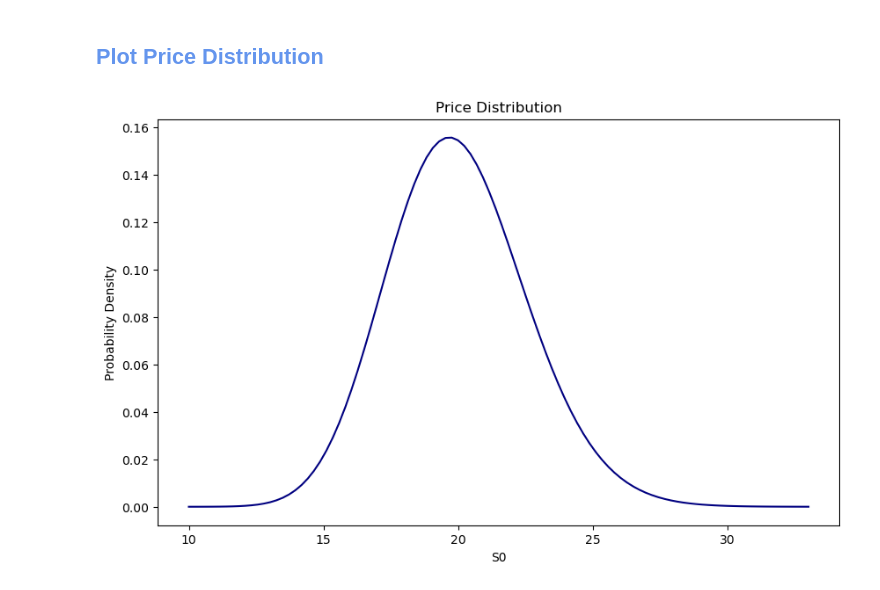
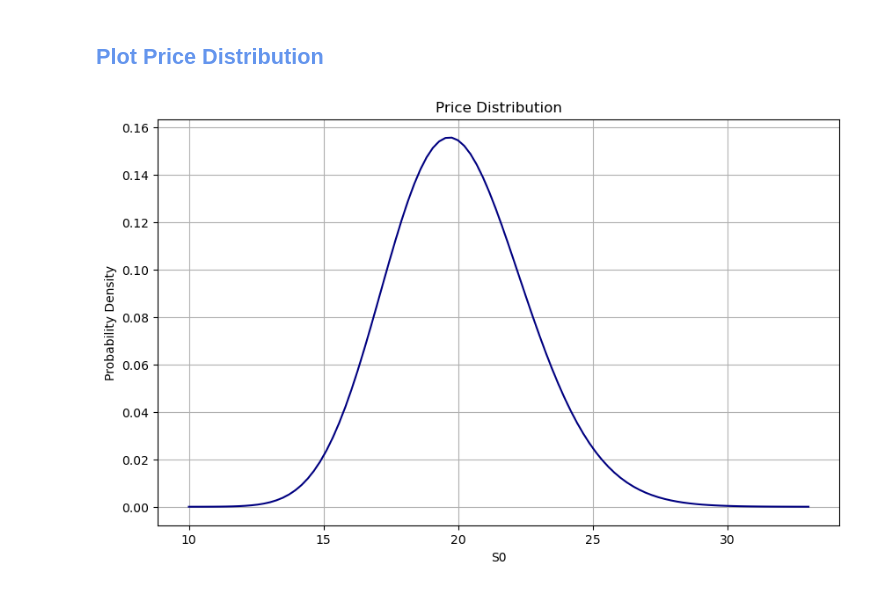
Before and after one commit to LuisMB09/Trading, a Jupyter notebook: Information_Based_Models.ipynb, the cells around one changed output. Cells and saved outputs as stored; diff of their text form; code cells hidden in the pictures.

```diff
--- a/Information_Based_Models.ipynb
+++ b/Information_Based_Models.ipynb
@@ -20,14 +24,15 @@ def erlang(lam: int, k: int, S0: np.ndarray) -> np.ndarray:
 # %%
 lam = 3
 k = 60
 S0 = np.linspace(10, 33, 100)
 distr = erlang(lam, k, S0)
 
 plt.figure(figsize=(10, 6))
 plt.plot(S0, distr, c = 'navy')
 plt.title("Price Distribution")
 plt.xlabel("S0")
 plt.ylabel("Probability Density")
+plt.grid()
 plt.show()
 # %% [output]
-[figure, old version]
+[figure, new version]
```
Also changed, not shown: parts of 4 cells of this notebook.
